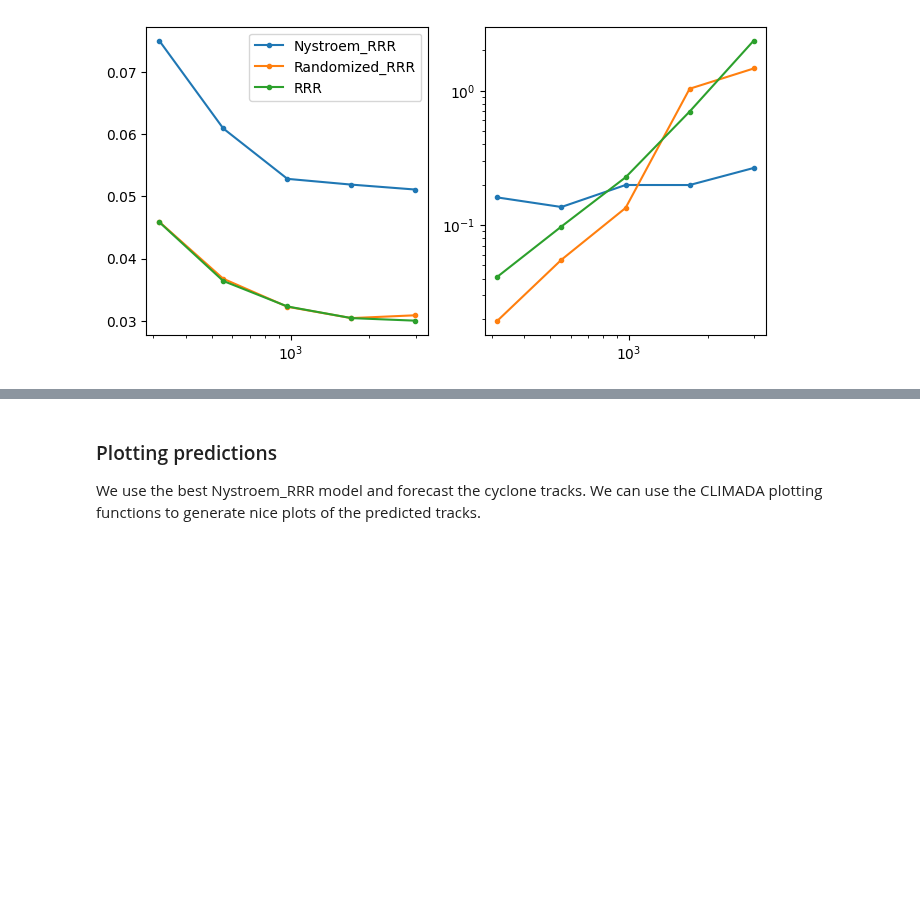
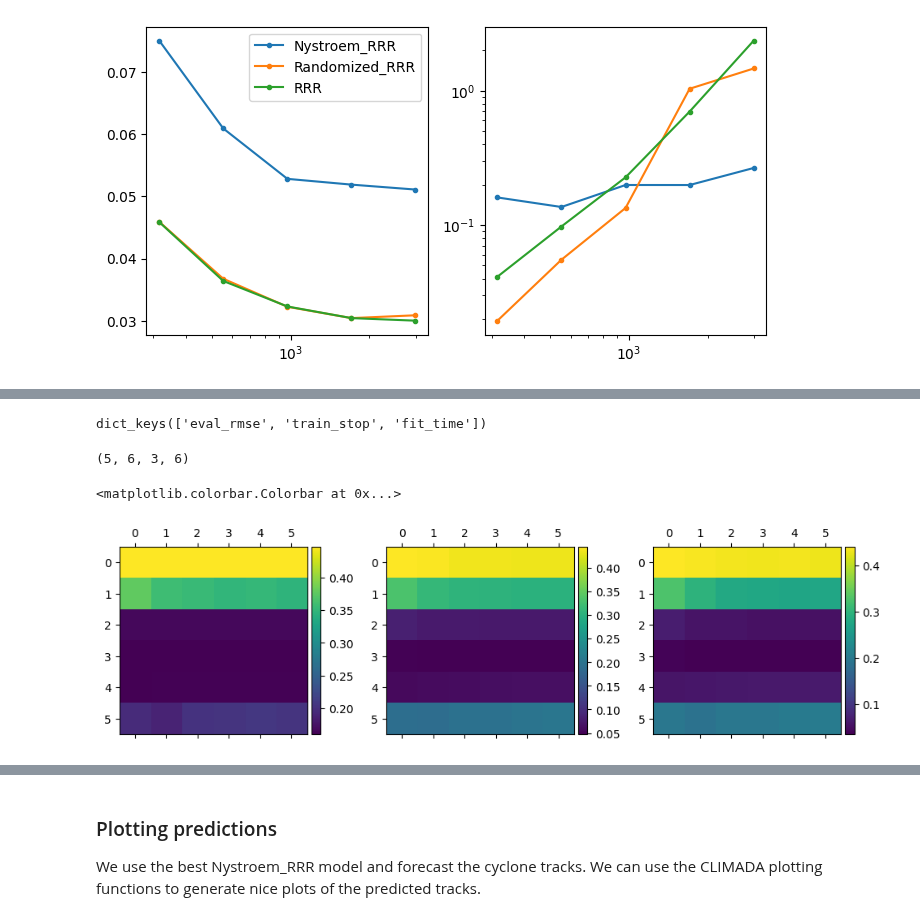
Before and after one commit to ejbrun/koopman_learning_tropical_cyclone, a Jupyter notebook: examples/koopman_kernel_for_TC_plot_prediction.ipynb, the cells around one changed output, grey strips where cells are left out. Cells and saved outputs as stored; diff of their text form; code cells hidden in the pictures; blank space fills up the shorter version.

```diff
--- a/examples/koopman_kernel_for_TC_plot_prediction.ipynb
+++ b/examples/koopman_kernel_for_TC_plot_prediction.ipynb
@@ -246,0 +284,4 @@ ax[1].set_yscale("log")
+# %%
+results[1.0][316].keys()
+# %% [output]
+dict_keys(['eval_rmse', 'train_stop', 'fit_time'])
@@ -246,0 +290,26 @@ ax[1].set_yscale("log")
+# %%
+rmse_arr = np.zeros((len(train_stops), len(koopman_kernel_length_scale), len(koopman_kernel_rank), len(koopman_kernel_num_centers)))
+# for i, j, k in product(range(2), range(2), range(2)):
+for i, j, k in product(range(len(koopman_kernel_length_scale)), range(len(koopman_kernel_rank)), range(len(koopman_kernel_num_centers))):
+    flag_params = {
+        "koopman_kernel_num_train_stops": 5,
+        "year_range": [1990, 2010],
+        "model": model_str,
+        "koopman_kernel_length_scale": koopman_kernel_length_scale[i],
+        "koopman_kernel_rank": koopman_kernel_rank[j],
+        "koopman_kernel_num_centers": koopman_kernel_num_centers[k],
+    }
+    flag_params = extend_by_default_flag_values(flag_params)
+
+    # print(
+    #     koopman_kernel_length_scale[i],
+    #     koopman_kernel_rank[j],
+    #     koopman_kernel_num_centers[k],
+    # )
+
+    res = load_model_results(flag_params, path_training_results, train_stops)
+    rmse_arr[:, i, j, k] = [res[stop]["eval_rmse"] for stop in train_stops]
+# %%
+rmse_arr.shape
+# %% [output]
+(5, 6, 3, 6)
@@ -246,0 +320,21 @@ ax[1].set_yscale("log")
+# %%
+fig, ax = plt.subplots(1,3)
+fig.set_size_inches(12,3)
+
+divider = make_axes_locatable(ax[0])
+cax = divider.append_axes('right', size='5%', pad=0.05)
+im = ax[0].matshow(rmse_arr[-1,:,0,:])
+fig.colorbar(im, cax=cax, orientation='vertical')
+
+divider = make_axes_locatable(ax[1])
+cax = divider.append_axes('right', size='5%', pad=0.05)
+im = ax[1].matshow(rmse_arr[-1,:,1,:])
+fig.colorbar(im, cax=cax, orientation='vertical')
+
+divider = make_axes_locatable(ax[2])
+cax = divider.append_axes('right', size='5%', pad=0.05)
+im = ax[2].matshow(rmse_arr[-1,:,2,:])
+fig.colorbar(im, cax=cax, orientation='vertical')
+# %% [output]
+<matplotlib.colorbar.Colorbar at 0x...>
+[figure, added]
```
Also changed, not shown: parts of 7 cells of this notebook, 2 other files.
